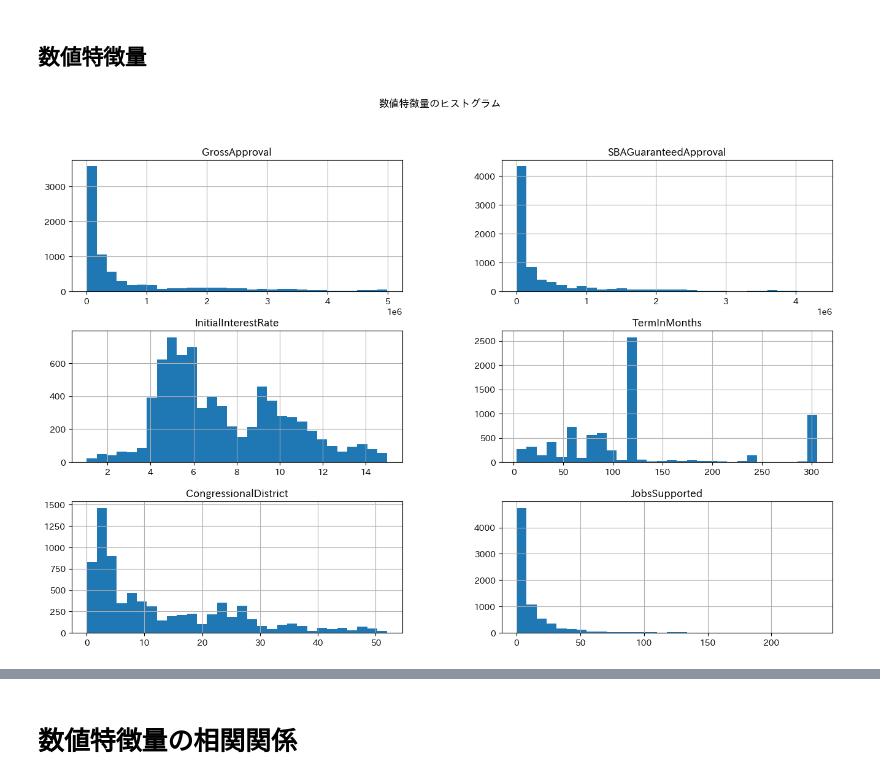
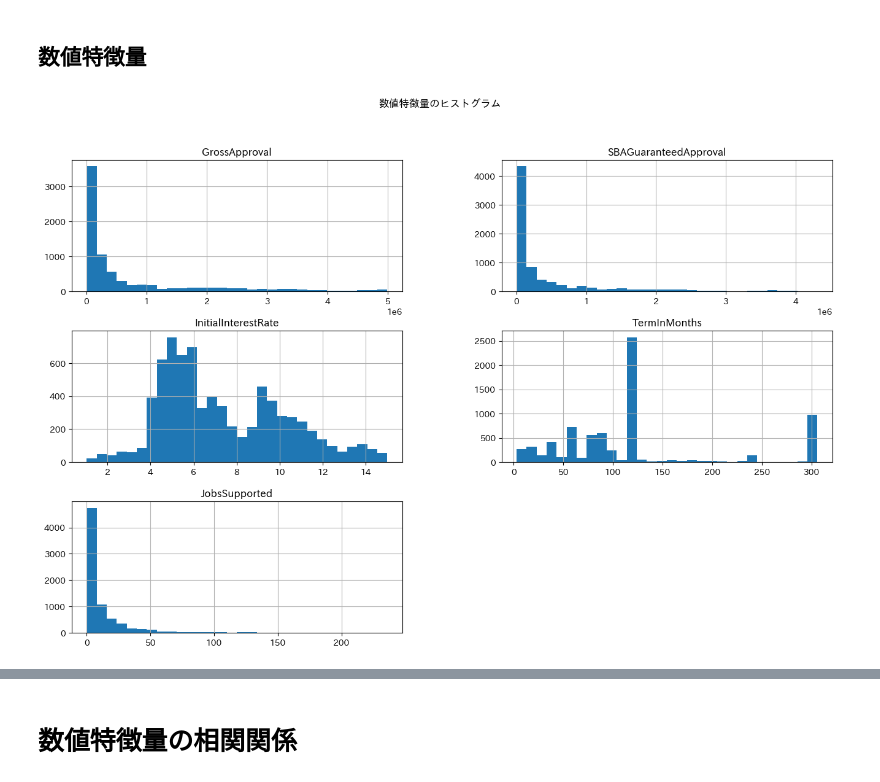
Before and after one commit to HitsujiNeko/master-s_research_env, a Jupyter notebook: MUFG_competition/notebooks/data_understanding.ipynb, the cells around one changed output, grey strips where cells are left out. Cells and saved outputs as stored; diff of their text form; code cells hidden in the pictures.

```diff
--- a/MUFG_competition/notebooks/data_understanding.ipynb
+++ b/MUFG_competition/notebooks/data_understanding.ipynb
@@ -138,22 +138,22 @@ Name: proportion, dtype: float64
 ## 数値特徴量
 # %%
 # 数値特徴量のみを抽出
-num_cols = train.select_dtypes(include=[np.number]).columns.drop(['LoanStatus', 'id', 'RevolverStatus', 'ApprovalFiscalYear']).tolist()
+num_cols = train.select_dtypes(include=[np.number]).columns.drop(['LoanStatus', 'id', 'RevolverStatus', 'ApprovalFiscalYear', 'CongressionalDistrict']).tolist()
 
 # 数値特徴量のヒストグラム
 train[num_cols].hist(figsize=(16,10), bins=30)
 plt.suptitle('数値特徴量のヒストグラム')
 plt.show()
 
 # それぞれの数値特徴量について、ビンごとにn数を算出し、CSVに保存
 for col in num_cols:
     bin_counts = train[col].value_counts(bins=30)
     bin_counts_df = pd.DataFrame(bin_counts).reset_index()
     bin_counts_df.columns = ['bin', 'count']
     bin_counts_df['feature'] = col
     bin_counts_df.to_csv(f'../data/understand/bin_counts/{col}_bin_counts.csv', index=False)
 # %% [output]
-[figure, old version]
+[figure, new version]
 # %% [markdown]
 ## カテゴリ特徴量の分布と意味
 
```
Also changed, not shown: parts of 7 cells of this notebook, 8 other files.
